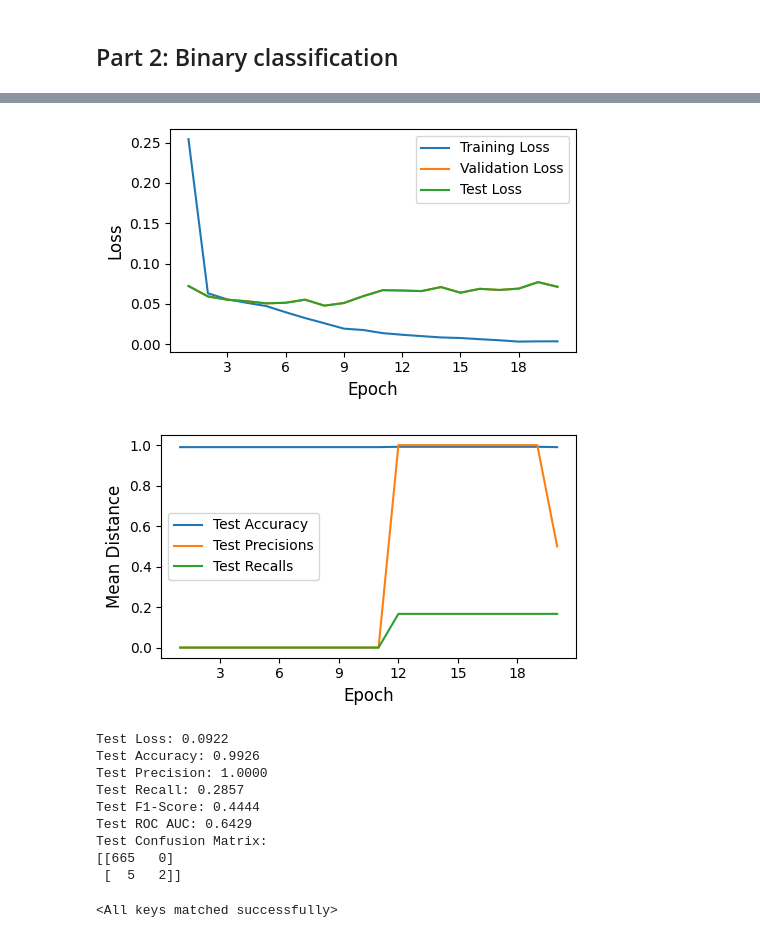
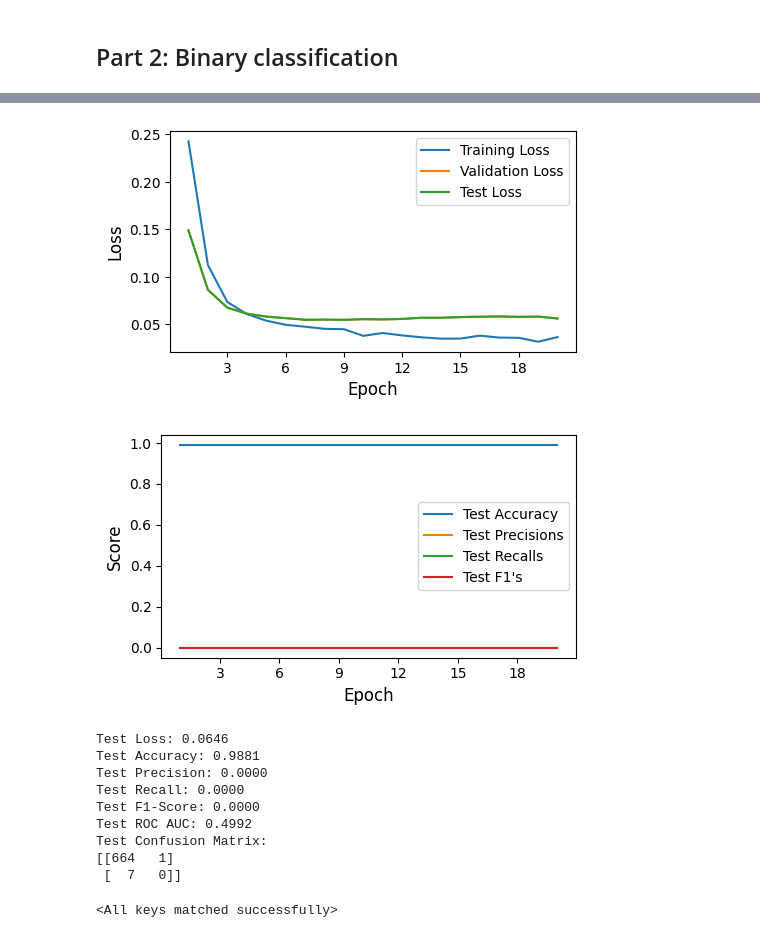
Before and after one commit to lucavella/DL-waldo, a Jupyter notebook: where_is_waldo.ipynb, the cells around one changed output, grey strips where cells are left out. Saved outputs shown, nothing was run; the diff lists cells and outputs as text; code cells hidden in the pictures.

Commit message:
bad data augmentation fix & select best model based on validation

```diff
--- a/where_is_waldo.ipynb
+++ b/where_is_waldo.ipynb
@@ -435,7 +467,7 @@ def evaluate_triplet(model, val_loader, loss_fn, device):
     return avg_loss, np.mean(positive_distances), np.mean(negative_distances)
 # %%
 num_epochs = 20
-learning_rate = 1e-4
+learning_rate = 1e-3
 
 train_losses = []
 train_positive_distances = []
@@ -445,11 +477,13 @@ test_losses = []
 test_positive_distances = []
 test_negative_distances = []
 
+best_val_loss = np.inf
+best_state_dict = None
 
 # Prepare for training and evaluation
 triplet_model = ViT().to(device)
 triplet_optimizer = torch.optim.Adam(triplet_model.parameters(), lr=learning_rate)
-triplet_loss = TripletLoss(margin=0.1)
+triplet_loss = TripletLoss(margin=1)
 tripet_scheduler = optim.lr_scheduler.ReduceLROnPlateau(triplet_optimizer, factor=0.5, patience=3)
 
 
@@ -459,14 +493,22 @@ for epoch in tqdm(range(num_epochs), desc='Training Progress'):
     train_positive_distances.append(t_pos_dist)
     train_negative_distances.append(t_neg_dist)
 
-    v_loss, *_ = evaluate(triplet_model, triplet_val_loader, triplet_loss, device)
+    v_loss, *_ = evaluate_triplet(triplet_model, triplet_val_loader, triplet_loss, device)
     val_losses.append(v_loss)
-    tripet_scheduler.step(v_loss)
 
     te_loss, te_pos_dist, te_neg_dist = evaluate_triplet(triplet_model, triplet_test_loader, triplet_loss, device)
     test_losses.append(te_loss)
     test_positive_distances.append(te_pos_dist)
     test_negative_distances.append(te_neg_dist)
 
+    tripet_scheduler.step(v_loss)
+    if v_loss < best_val_loss:
+        best_val_loss = v_loss
+        best_state_dict = triplet_model.state_dict()
+
+
     print(f'Epoch {epoch+1}/{num_epochs}, Train Loss: {t_loss:.4f}, Validation Loss: {v_loss:.4f}')
+
+
+triplet_model.load_state_dict(best_state_dict)
 # %% [output]
@@ -653,7 +663,7 @@ def evaluate_binary_metrics(model, data_loader, loss_fn, device, metrics=[]):
 
     return results
 # %%
-num_epochs = 50
+num_epochs = 20
 learning_rate = 1e-5
 
 train_losses = []
@@ -662,16 +672,21 @@ test_losses = []
 test_accuracies = []
 test_precisions = []
 test_recalls = []
+test_f1s = []
 test_metrics = [
     accuracy_score,
     precision_score,
-    recall_score
+    recall_score,
+    f1_score
 ]
+
+best_val_loss = np.inf
+best_state_dict = None
 
 binary_model = BinaryClassificationModel(triplet_model).to(device)
 binary_optimizer = torch.optim.Adam(binary_model.parameters(), lr=learning_rate)
 binary_criterion = torch.nn.BCELoss()
-binary_scheduler = optim.lr_scheduler.ReduceLROnPlateau(triplet_optimizer, factor=0.5, patience=3)
+binary_scheduler = optim.lr_scheduler.ReduceLROnPlateau(triplet_optimizer, factor=0.5, patience=2)
 
 
 for epoch in tqdm(range(num_epochs), desc='Training Progress'):
@@ -680,13 +695,22 @@ for epoch in tqdm(range(num_epochs), desc='Training Progress'):
 
     v_loss, *_ = evaluate_binary_metrics(binary_model, binary_val_loader, binary_criterion, device)
     val_losses.append(v_loss)
-    binary_scheduler.step(v_loss)
 
-    te_loss, te_acc, te_prec, te_rec = evaluate_binary_metrics(binary_model, binary_val_loader, binary_criterion, device, test_metrics)
+    te_loss, te_acc, te_prec, te_rec, te_f1 = evaluate_binary_metrics(binary_model, binary_val_loader, binary_criterion, device, test_metrics)
     test_losses.append(te_loss)
     test_accuracies.append(te_acc)
     test_precisions.append(te_prec)
     test_recalls.append(te_rec)
+    test_f1s.append(te_f1)
+
+    binary_scheduler.step(v_loss)
+    if v_loss < best_val_loss:
+        best_val_loss = v_loss
+        best_state_dict = binary_model.state_dict()
+
 
     print(f'Epoch {epoch+1}/{num_epochs}, Train Loss: {t_loss:.4f}, Validation Loss: {v_loss:.4f}')
+
+
+binary_model.load_state_dict(best_state_dict)
 # %% [output]
@@ -706,32 +718,33 @@ Epoch 12/20, Train Loss: 0.0119, Validation Loss: 0.0667
 # %%
 epochs = list(range(1, num_epochs + 1))
 
 # Plot losses
 fig, ax = plt.subplots(figsize=(5, 3))
 ax.plot(epochs, train_losses, label='Training Loss')
 ax.plot(epochs, val_losses, label='Validation Loss')
 ax.plot(epochs, test_losses, label='Test Loss')
 ax.set_xlabel('Epoch', size=12)
 ax.set_ylabel('Loss', size=12)
 ax.xaxis.set_major_locator(MaxNLocator(integer=True))
 ax.legend()
 fig.tight_layout()
 fig.savefig('./img/step_2/loss.svg')
 
 # Plot test metrics
 fig, ax = plt.subplots(figsize=(5, 3))
 ax.plot(epochs, test_accuracies, label='Test Accuracy')
 ax.plot(epochs, test_precisions, label='Test Precisions')
 ax.plot(epochs, test_recalls, label='Test Recalls')
+ax.plot(epochs, test_f1s, label='Test F1\'s')
 ax.set_xlabel('Epoch', size=12)
 ax.set_ylabel('Score', size=12)
 ax.xaxis.set_major_locator(MaxNLocator(integer=True))
 ax.legend()
 fig.tight_layout()
 fig.savefig('./img/step_2/test_metrics.svg')
 # %% [output]
-[figure, old version]
+[figure, new version]
-[figure, old version]
+[figure, new version]
 # %%
 test_metrics = [
     accuracy_score,
@@ -750,7 +763,7 @@ test_metrics = [
     test_f1,
     test_roc_auc,
     test_conf_matrix
-) = evaluate_binary_metrics(binary_model, binary_test_loader, binary_criterion, device, metrics)
+) = evaluate_binary_metrics(binary_model, binary_test_loader, binary_criterion, device, test_metrics)
 
 print(f'Test Loss: {test_loss:.4f}')
 print(f'Test Accuracy: {test_accuracy:.4f}')
@@ -760,15 +773,15 @@ print(f'Test F1-Score: {test_f1:.4f}')
 print(f'Test ROC AUC: {test_roc_auc:.4f}')
 print(f'Test Confusion Matrix:\n{test_conf_matrix}')
 # %% [output]
-Test Loss: 0.0922
-Test Accuracy: 0.9926
-Test Precision: 1.0000
-Test Recall: 0.2857
-Test F1-Score: 0.4444
-Test ROC AUC: 0.6429
+Test Loss: 0.0646
+Test Accuracy: 0.9881
+Test Precision: 0.0000
+Test Recall: 0.0000
+Test F1-Score: 0.0000
+Test ROC AUC: 0.4992
 Test Confusion Matrix:
-[[665   0]
- [  5   2]]
+[[664   1]
+ [  7   0]]
 # %%
 # Save the model state
 torch.save(binary_model.state_dict(), './checkpoints/binary_model_state_dict.pth')
```
Also changed, not shown: parts of 13 cells of this notebook.
